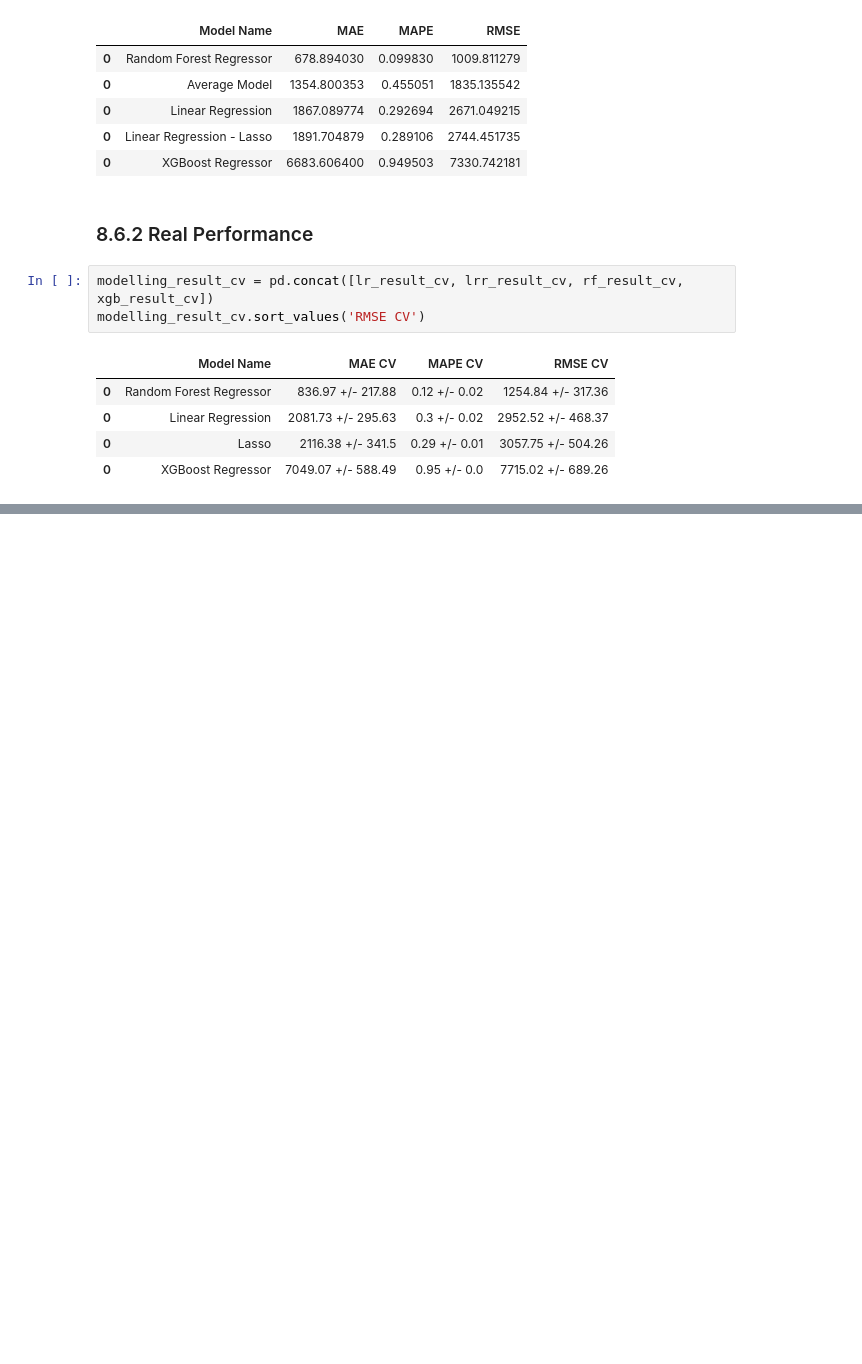
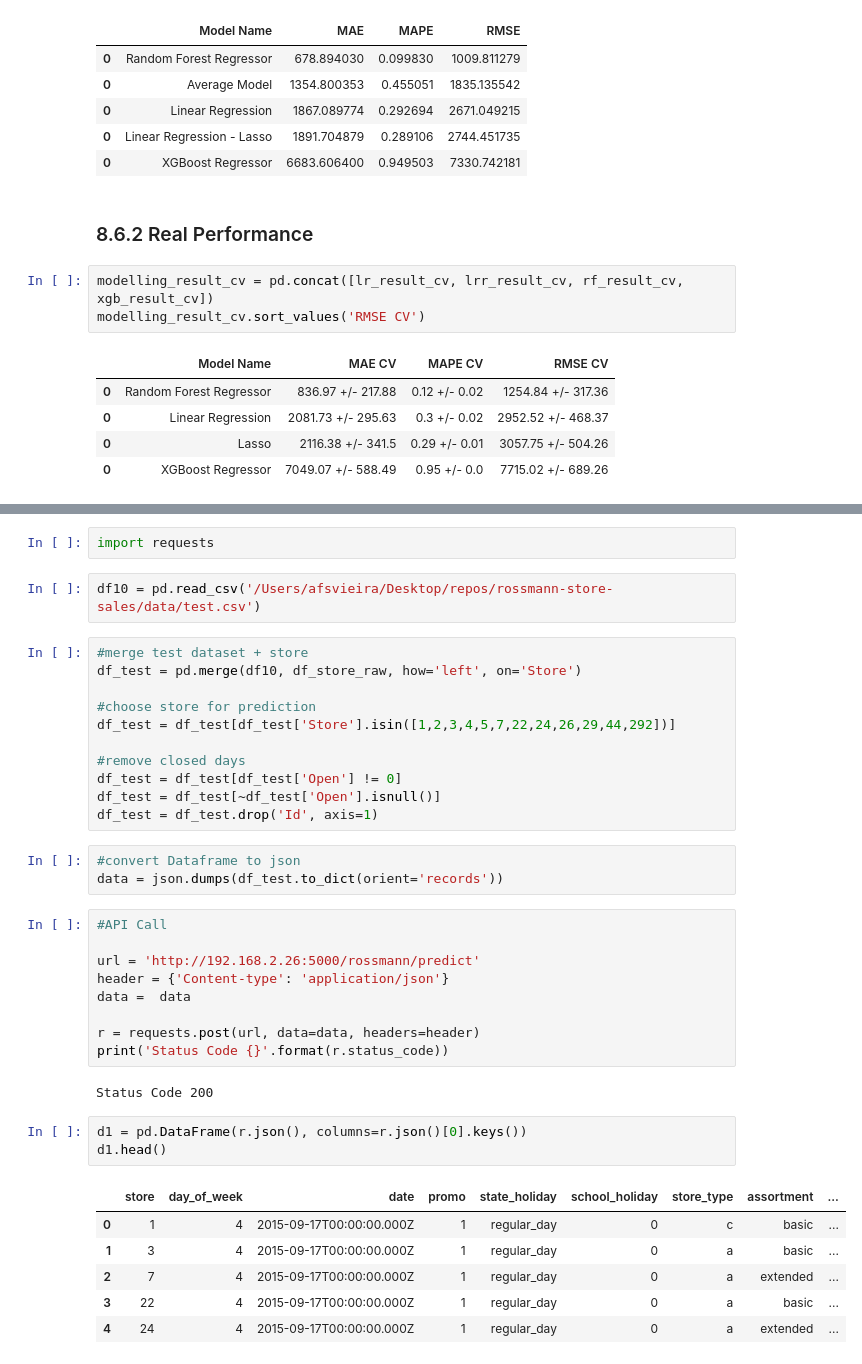
Before and after one commit to afsvieira/rossmann-store-sales, a Jupyter notebook: store_sales_prediction.ipynb, the cells around one changed output, grey strips where cells are left out. Saved outputs shown, nothing was run; the diff lists cells and outputs as text; blank space fills up the shorter version.

```diff
--- a/store_sales_prediction.ipynb
+++ b/store_sales_prediction.ipynb
@@ -1462,0 +1732,39 @@ sns.scatterplot(df9['predictions'], df9['error']);
+# %%
+import requests
+# %%
+df10 = pd.read_csv('/Users/afsvieira/Desktop/repos/rossmann-store-sales/data/test.csv')
+# %%
+#merge test dataset + store
+df_test = pd.merge(df10, df_store_raw, how='left', on='Store')
+
+#choose store for prediction
+df_test = df_test[df_test['Store'].isin([1,2,3,4,5,7,22,24,26,29,44,292])]
+
+#remove closed days
+df_test = df_test[df_test['Open'] != 0]
+df_test = df_test[~df_test['Open'].isnull()]
+df_test = df_test.drop('Id', axis=1)
+# %%
+#convert Dataframe to json
+data = json.dumps(df_test.to_dict(orient='records'))
+# %%
+#API Call
+
+url = 'http://192.168.2.26:5000/rossmann/predict'
+header = {'Content-type': 'application/json'}
+data =  data
+
+r = requests.post(url, data=data, headers=header)
+print('Status Code {}'.format(r.status_code))
+# %% [output]
+Status Code 200
+# %%
+d1 = pd.DataFrame(r.json(), columns=r.json()[0].keys())
+d1.head()
+# %% [output]
+|  | store | day_of_week | date | promo | state_holiday | school_holiday | store_type | assortment | ... |
+| 0 | 1 | 4 | 2015-09-17T00:00:00.000Z | 1 | regular_day | 0 | c | basic | ... |
+| 1 | 3 | 4 | 2015-09-17T00:00:00.000Z | 1 | regular_day | 0 | a | basic | ... |
+| 2 | 7 | 4 | 2015-09-17T00:00:00.000Z | 1 | regular_day | 0 | a | extended | ... |
+| 3 | 22 | 4 | 2015-09-17T00:00:00.000Z | 1 | regular_day | 0 | a | basic | ... |
+| 4 | 24 | 4 | 2015-09-17T00:00:00.000Z | 1 | regular_day | 0 | a | extended | ... |
```
Also changed, not shown: parts of 53 cells of this notebook, 10 other files.
